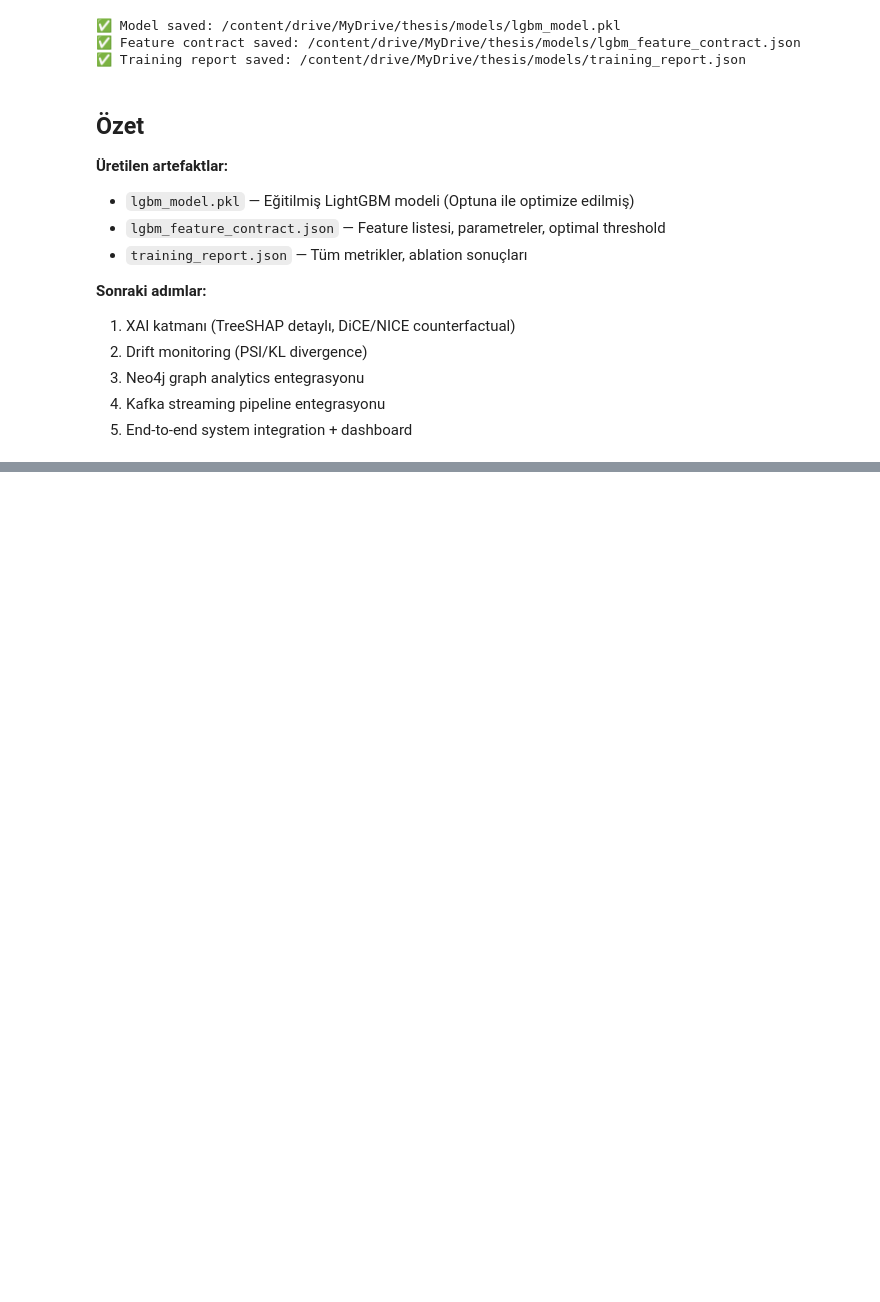
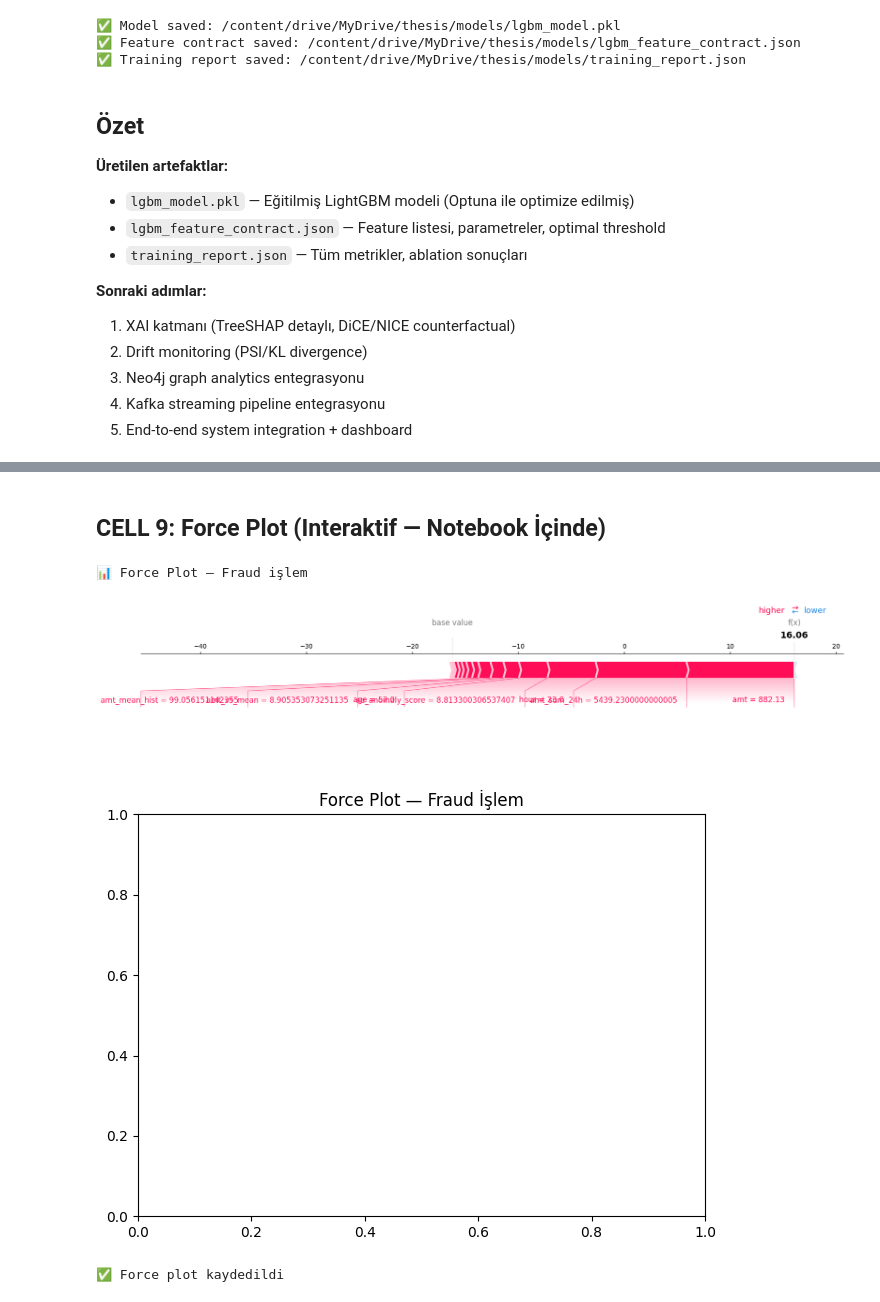
Before and after one commit to mustafaberberler/fraud-detection, a Jupyter notebook: train_lightgbm2222.ipynb, the cells around one changed output, grey strips where cells are left out. Cells and saved outputs as stored; diff of their text form; code cells hidden in the pictures; blank space fills up the shorter version.

```diff
--- a/train_lightgbm2222.ipynb
+++ b/train_lightgbm2222.ipynb
@@ -664,0 +1136,27 @@ print(f"✅ Training report saved: {report_path}")
+# %% [markdown]
+## CELL 9: Force Plot (Interaktif — Notebook İçinde)
+# %%
+if len(fraud_indices) > 0:
+    print("📊 Force Plot — Fraud işlem")
+    if isinstance(explainer.expected_value, (list, np.ndarray)):
+        base_val = explainer.expected_value[1]
+    else:
+        base_val = explainer.expected_value
+
+    shap.force_plot(
+        base_val,
+        shap_vals[top_fraud_idx],
+        X_shap.iloc[top_fraud_idx],
+        feature_names=LGBM_FEATURES,
+        matplotlib=True
+    )
+    plt.title("Force Plot — Fraud İşlem", fontsize=12)
+    plt.tight_layout()
+    plt.savefig("/content/drive/MyDrive/thesis/models/shap_force_fraud.png", dpi=150, bbox_inches="tight")
+    plt.show()
+    print("✅ Force plot kaydedildi")
+# %% [output]
+📊 Force Plot — Fraud işlem
+[figure, added]
+[figure, added]
+✅ Force plot kaydedildi
```
Also changed, not shown: parts of 50 cells of this notebook.
